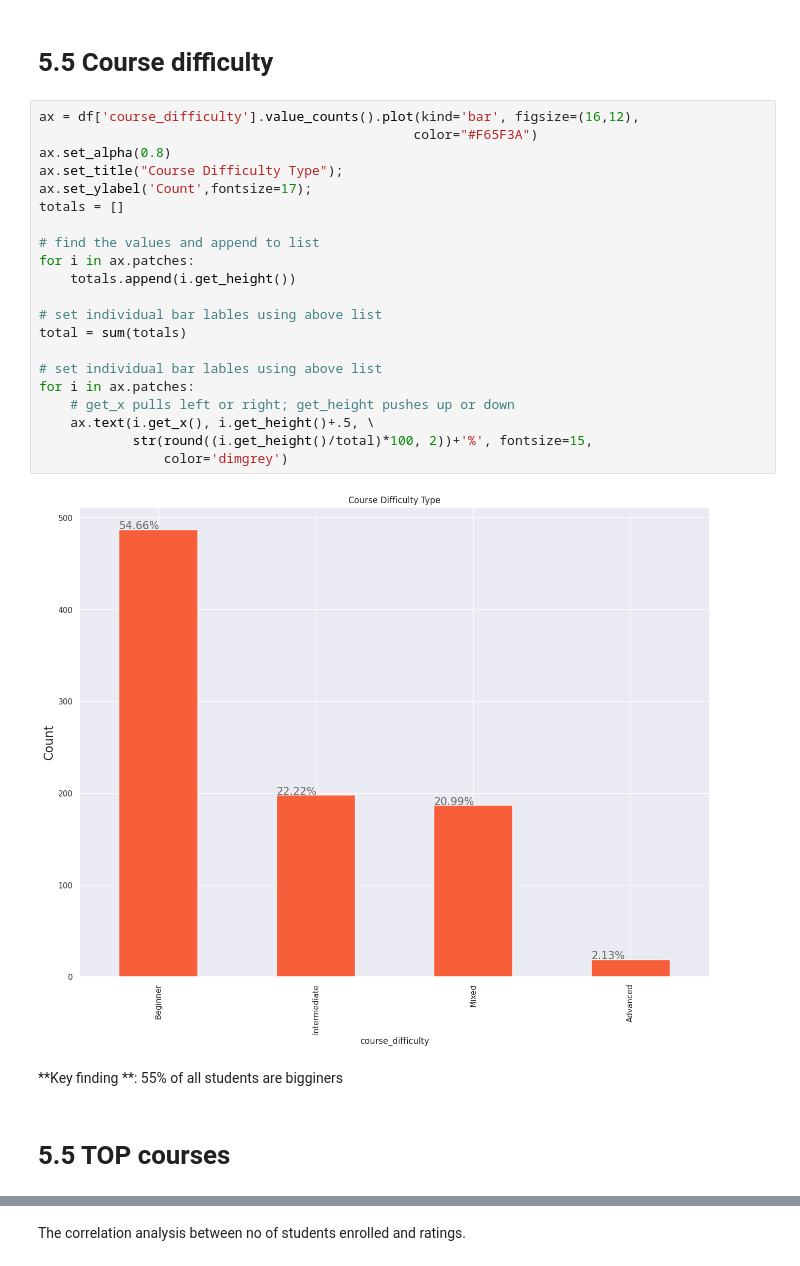
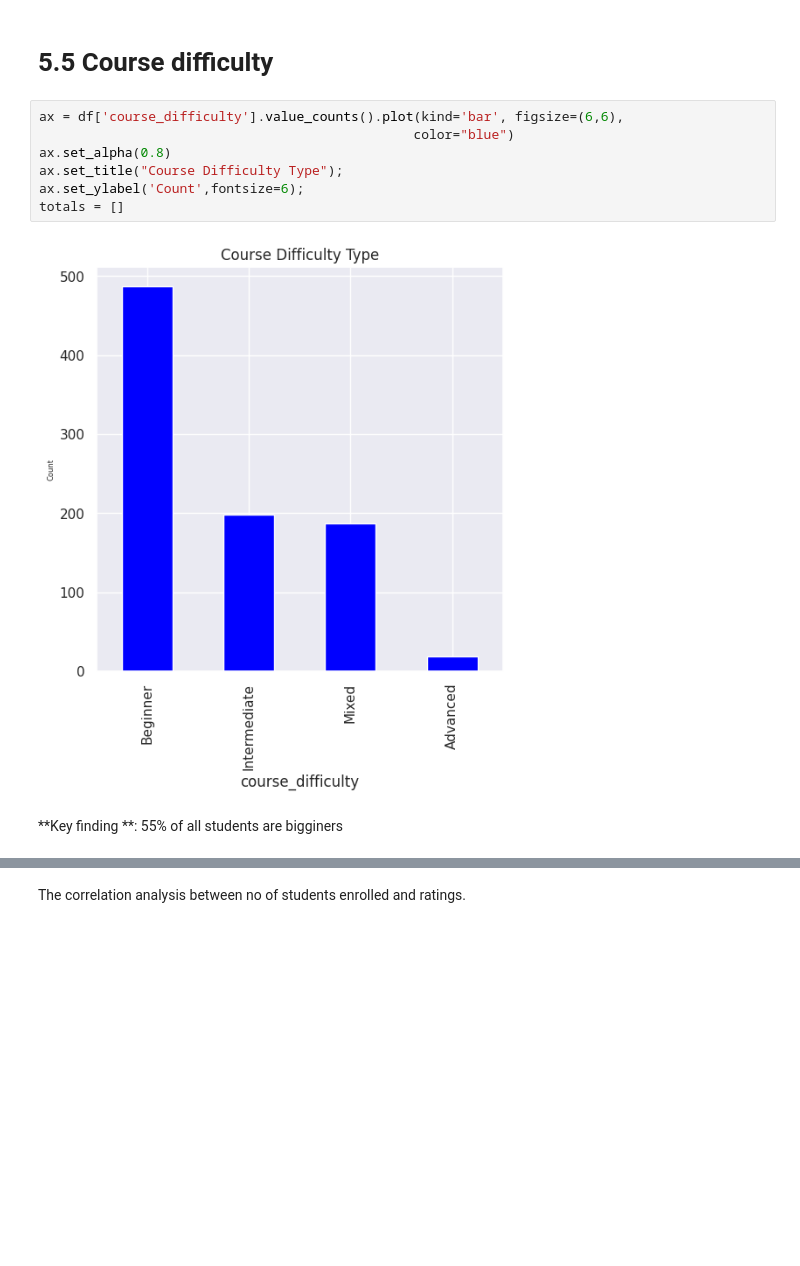
Before and after one commit to LeaMila/Anna_Balcerzak, a Jupyter notebook: task-final.ipynb, the cells around one changed output, grey strips where cells are left out. Drawn from its saved outputs; the diff is of its cells as text; blank space fills up the shorter version.

```diff
--- a/task-final.ipynb
+++ b/task-final.ipynb
@@ -259,29 +265,13 @@ Text(0.5, 1.0, '\nRating distribution per course type : Combined\n')
 # %% [markdown]
 # 5.5 Course difficulty
-# %%
-ax = df['course_difficulty'].value_counts().plot(kind='bar', figsize=(16,12),
-                                                color="#F65F3A")
-ax.set_alpha(0.8)
-ax.set_title("Course Difficulty Type");
-ax.set_ylabel('Count',fontsize=17);
-totals = []
-
-# find the values and append to list
-for i in ax.patches:
-    totals.append(i.get_height())
-
-# set individual bar lables using above list
-total = sum(totals)
-
-# set individual bar lables using above list
-for i in ax.patches:
-    # get_x pulls left or right; get_height pushes up or down
-    ax.text(i.get_x(), i.get_height()+.5, \
-            str(round((i.get_height()/total)*100, 2))+'%', fontsize=15,
-                color='dimgrey')
-# %% [output]
-[figure, removed]
+# %%
+ax = df['course_difficulty'].value_counts().plot(kind='bar', figsize=(6,6),
+                                                color="blue")
+ax.set_alpha(0.8)
+ax.set_title("Course Difficulty Type");
+ax.set_ylabel('Count',fontsize=6);
+totals = []
+# %% [output]
+[figure, added]
 # %% [markdown]
 **Key finding **: 55% of all students are bigginers
-# %% [markdown]
-# 5.5  TOP courses
```
Also changed, not shown: parts of 48 cells of this notebook.
